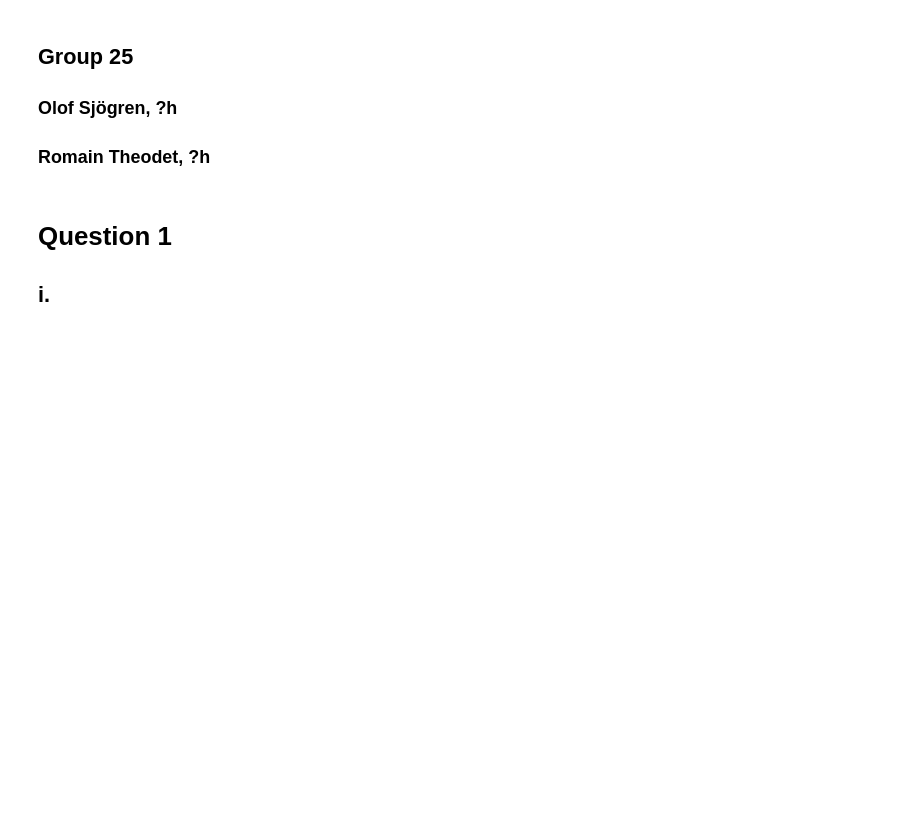
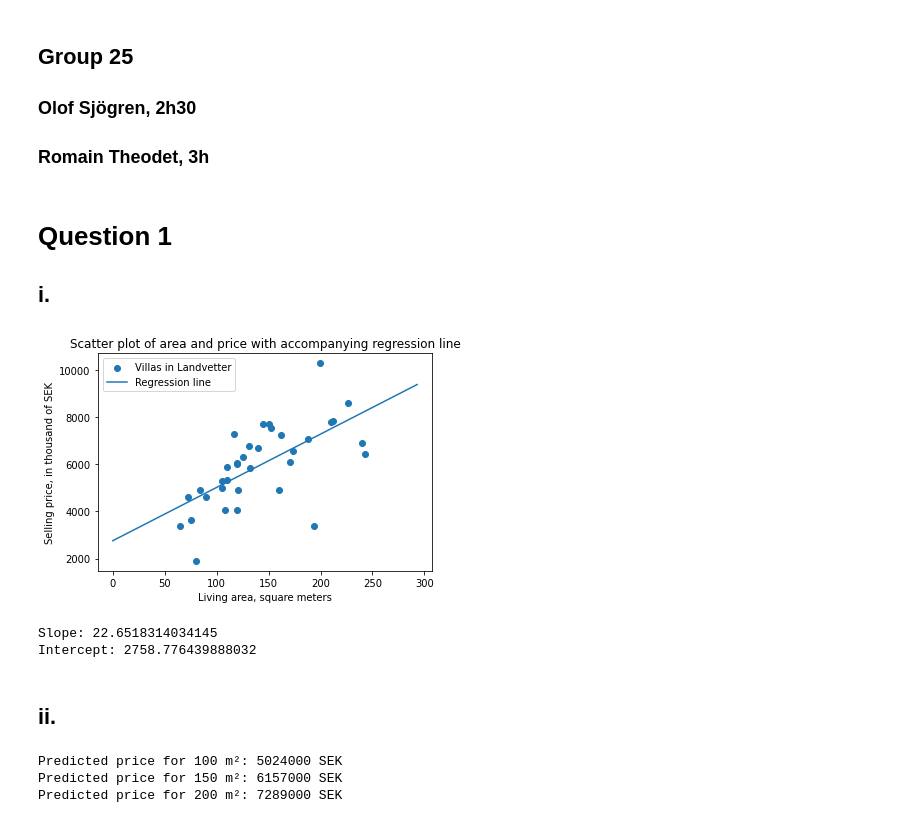
Before and after one commit to RomainTHD-UniStuff/DAT405_Introduction_to_Data_Science_and_AI, a Jupyter notebook: Assignment_2/Assignment_2.ipynb, the cells around one changed output. Saved outputs shown, nothing was run; the diff lists cells and outputs as text; code cells hidden in the pictures; blank space fills up the shorter version.

```diff
--- a/Assignment_2/Assignment_2.ipynb
+++ b/Assignment_2/Assignment_2.ipynb
@@ -1,7 +1,62 @@
 # %% [markdown]
 ## Group 25
-### Olof Sjögren, ?h
-### Romain Theodet, ?h
+### Olof Sjögren, 2h30
+### Romain Theodet, 3h
 # %% [markdown]
 # Question 1
 ## i.
+# %%
+import pandas as pd
+import seaborn as sns
+from sklearn import linear_model
+from sklearn import metrics
+from sklearn.model_selection import train_test_split
+from sklearn.linear_model import LinearRegression
+import matplotlib.pyplot as plt
+import numpy as np
+
+# Table of area and price values, gathered manually from website.
+table = pd.read_csv("./prices.csv")
+table = table[["Area", "Price"]].dropna()
+
+# Axises, x is area, y is price
+x = np.array([ [elt] for elt in table["Area"] ])
+y = table["Price"]
+
+# Calculate linear regression model
+model = LinearRegression().fit(x, y)
+# %%
+# Plotting the regression line and along with a scatter plot to visualize the model.
+xfit = np.linspace(0, max(table["Area"]) + 50, 1000)
+yfit = model.predict(xfit[:, np.newaxis])
+
+plt.title("Scatter plot of area and price with accompanying regression line")
+plt.xlabel("Living area, square meters")
+plt.ylabel("Selling price, in thousand of SEK")
+
+plt.scatter(x, y, label="Villas in Landvetter")
+plt.plot(xfit, yfit, label="Regression line")
+plt.legend()
+plt.show()
+# %% [output]
+[figure, added]
+# %%
+# Calcualte the slope of the regression line as well as the interception point of the y-axis.
+slope     = model.coef_[0]
+intercept = model.intercept_
+print("Slope:", slope)
+print("Intercept:", intercept)
+# %% [output]
+Slope: 22.6518314034145
+Intercept: 2758.776439888032
+# %% [markdown]
+## ii.
+# %%
+# Prediction of the prices according to the linear regression model
+print("Predicted price for 100 m²:", round(model.predict([[100]])[0]) * 1000, "SEK")
+print("Predicted price for 150 m²:", round(model.predict([[150]])[0]) * 1000, "SEK")
+print("Predicted price for 200 m²:", round(model.predict([[200]])[0]) * 1000, "SEK")
+# %% [output]
+Predicted price for 100 m²: 5024000 SEK
+Predicted price for 150 m²: 6157000 SEK
+Predicted price for 200 m²: 7289000 SEK
```
Also changed, not shown: parts of 16 cells of this notebook, 1 other file.
